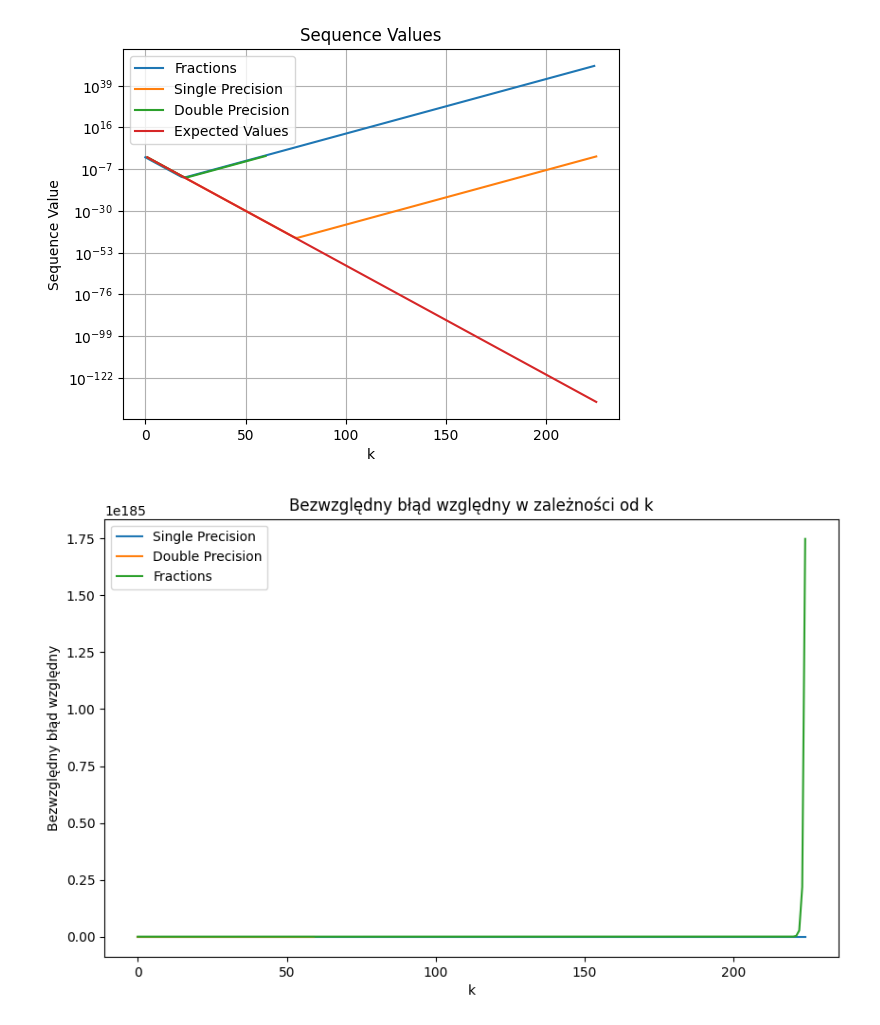
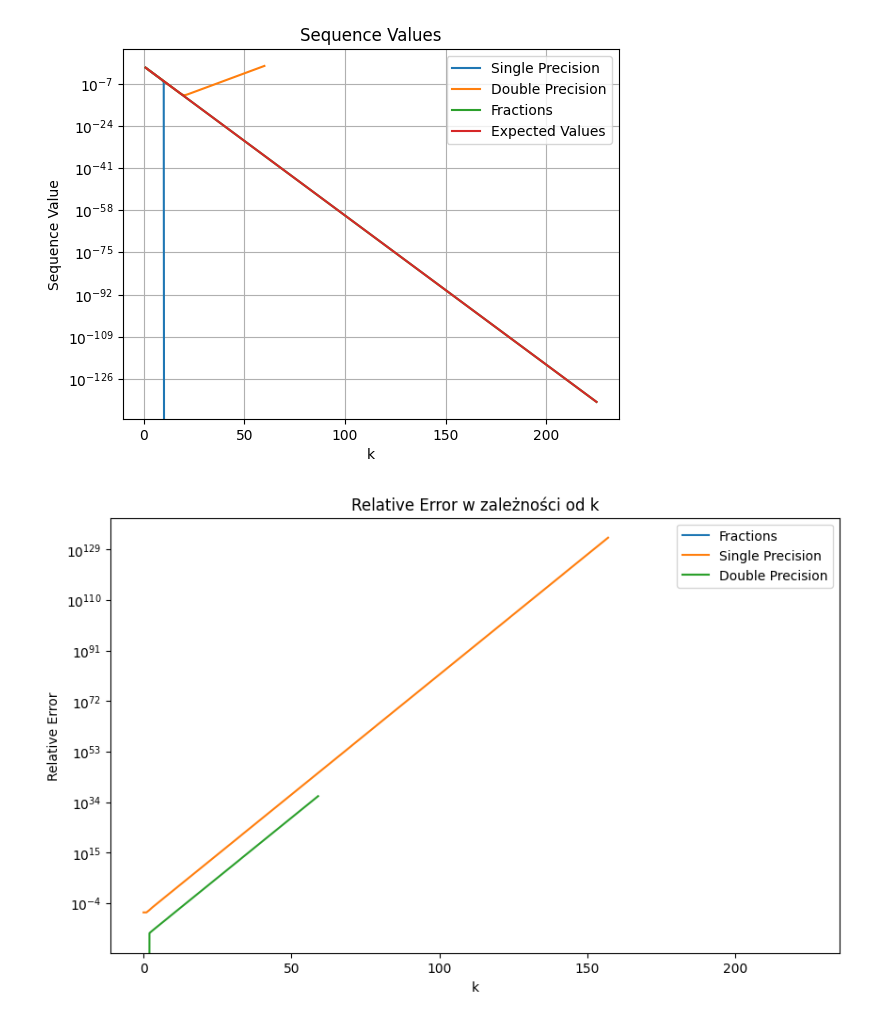
Before and after one commit to Fisieekk/MOwNiT, a Jupyter notebook: Lab1/2.ipynb, the cells around one changed output. Cells and saved outputs as stored; diff of their text form; code cells hidden in the pictures.

```diff
--- a/Lab1/2.ipynb
+++ b/Lab1/2.ipynb
@@ -9,21 +7,20 @@ n_single = 225
 n_double = 60
 n_fraction = 225
 # %%
-def x_k(i, x_k_values):
+def x_k(i, x_k_values, precision):
     if (i == 0):
         return x_k_values[0]
     elif (i == 1):
         return x_k_values[1]
     else:
-        return 2.25*x_k_values[i-1]-0.5*x_k_values[i-2]
+        return precision(2.25)*x_k_values[i-1]-precision(0.5)*x_k_values[i-2]
 
-
-def generate_n_elements(n, precision, root_values):
+def generate_n_elements(n, precision):
     x_k_values = np.zeros(n, dtype=precision)
-    x_k_values[0] = root_values[0]
-    x_k_values[1] = root_values[1]
+    x_k_values[0] = precision(1/3)
+    x_k_values[1] = precision(1/12)
     for i in range(2, n):
-        x_k_values[i] = (x_k(i, x_k_values))
+        x_k_values[i] = (x_k(i, x_k_values, precision))
     return x_k_values
 
 def expected_values(n):
@@ -31,37 +28,37 @@ def expected_values(n):
     for i in range(n):
         expected_x_k_values[i] = (4**(-i))/3
     return expected_x_k_values
+# %%
+x_single = generate_n_elements(n_single, np.float32)
+x_double = generate_n_elements(n_double, np.float64)
+x_fractions = generate_n_elements(n_fraction, Frac)
+x_expected = expected_values(n_single)
+
+error_single = np.abs((x_single - x_expected) / x_expected)
+error_double = np.abs((x_double - x_expected[:n_double])  / x_expected[:n_double])
+error_fractions = np.abs((x_fractions - x_expected) / x_expected)
 # %%
-x_single = generate_n_elements(n_single, np.float32, [1/3, 1/12])
-x_double = generate_n_elements(n_double, np.float64, [1/3, 1/12])
-x_fractions = generate_n_elements(n_fraction, Frac, [Frac(1,3), Frac(1,12)])
-x_expected = expected_values(n_single)
-
-plt.semilogy(np.arange(0, n_fraction), x_fractions, label='Fractions')
 plt.semilogy(np.arange(1, n_single+1), x_single, label='Single Precision')
 plt.semilogy(np.arange(1, n_double+1), x_double, label='Double Precision')
+plt.semilogy(np.arange(1, n_fraction+1), x_fractions, label='Fractions')
 plt.semilogy(np.arange(1, n_fraction+1), x_expected, label='Expected Values')
 plt.title('Sequence Values')
 plt.xlabel('k')
 plt.ylabel('Sequence Value')
 plt.legend()
 plt.grid(True)
 plt.show()
 # %% [output]
-[figure, old version]
+[figure, new version]
 # %%
-error_single = np.abs((x_single - x_expected) / x_expected)
-error_double = np.abs((x_double - x_expected[:n_double]) / x_expected[:n_double])
-error_fractions = [abs(float(x - x_expected[i]) / float(x_expected[i])) for i, x in enumerate(x_fractions)]
-
 plt.figure(figsize=(10, 6))
-plt.plot(range(n_single), error_single, label='Single Precision')
-plt.plot(range(n_double), error_double, label='Double Precision')
-plt.plot(range(n_fraction), error_fractions, label='Fractions')
+plt.semilogy(range(n_fraction), error_fractions, label='Fractions')
+plt.semilogy(range(n_single), error_single, label='Single Precision')
+plt.semilogy(range(n_double), error_double, label='Double Precision')
 plt.xlabel('k')
-plt.ylabel('Bezwzględny błąd względny')
-plt.title('Bezwzględny błąd względny w zależności od k')
+plt.ylabel('Relative Error')
+plt.title('Relative Error w zależności od k')
 plt.legend()
 plt.show()
 # %% [output]
-[figure, old version]
+[figure, new version]
```
Also changed, not shown: parts of 1 cell of this notebook, 9 other files.
